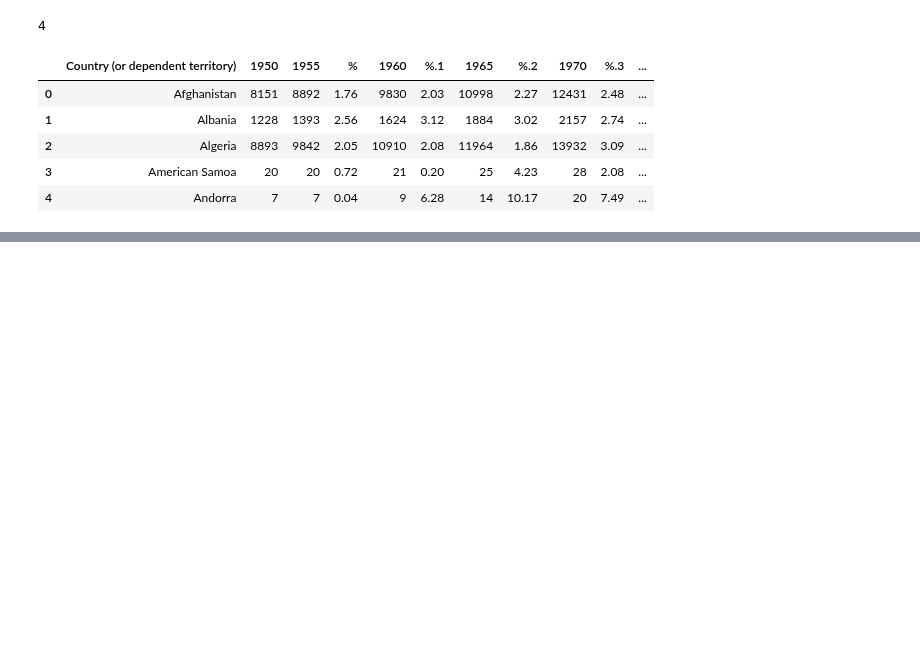
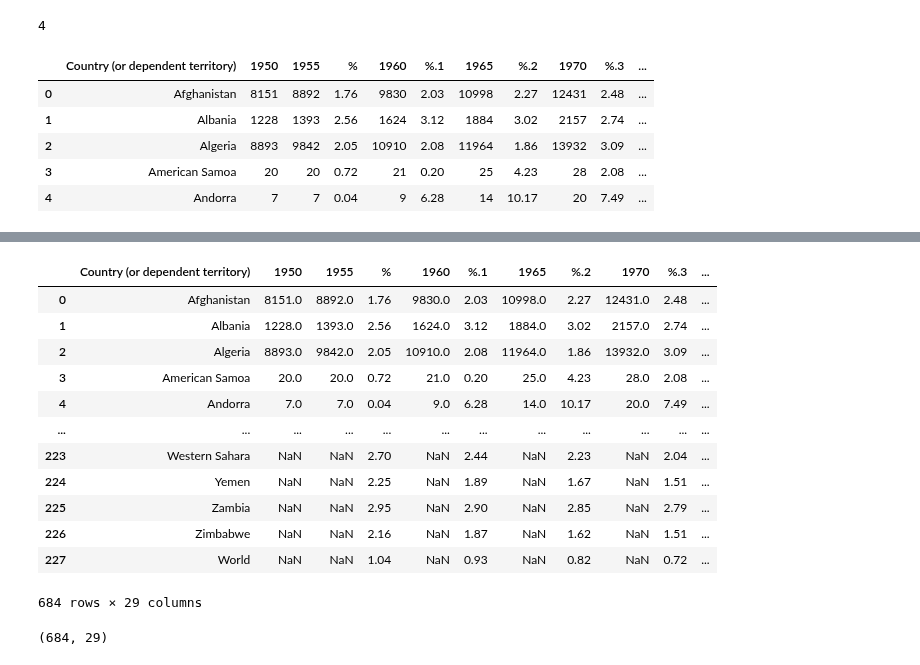
Before and after one commit to Prakhar-Saxena/CollegeAssignments, a Jupyter notebook: INFO212/assn3/INFO212-Assignment3.ipynb, the cells around one changed output, grey strips where cells are left out. Drawn from its saved outputs; the diff is of its cells as text; code cells hidden in the pictures; blank space fills up the shorter version.

```diff
--- a/INFO212/assn3/INFO212-Assignment3.ipynb
+++ b/INFO212/assn3/INFO212-Assignment3.ipynb
@@ -104,0 +142,21 @@ wiki[0].head()
+# %%
+all = wiki[0].append(wiki[1]).append(wiki[2])
+all
+# %% [output]
+|  | Country (or dependent territory) | 1950 | 1955 | % | 1960 | %.1 | 1965 | %.2 | 1970 | %.3 | ... |
+| 0 | Afghanistan | 8151.0 | 8892.0 | 1.76 | 9830.0 | 2.03 | 10998.0 | 2.27 | 12431.0 | 2.48 | ... |
+| 1 | Albania | 1228.0 | 1393.0 | 2.56 | 1624.0 | 3.12 | 1884.0 | 3.02 | 2157.0 | 2.74 | ... |
+| 2 | Algeria | 8893.0 | 9842.0 | 2.05 | 10910.0 | 2.08 | 11964.0 | 1.86 | 13932.0 | 3.09 | ... |
+| 3 | American Samoa | 20.0 | 20.0 | 0.72 | 21.0 | 0.20 | 25.0 | 4.23 | 28.0 | 2.08 | ... |
+| 4 | Andorra | 7.0 | 7.0 | 0.04 | 9.0 | 6.28 | 14.0 | 10.17 | 20.0 | 7.49 | ... |
+| ... | ... | ... | ... | ... | ... | ... | ... | ... | ... | ... | ... |
+| 223 | Western Sahara | NaN | NaN | 2.70 | NaN | 2.44 | NaN | 2.23 | NaN | 2.04 | ... |
+| 224 | Yemen | NaN | NaN | 2.25 | NaN | 1.89 | NaN | 1.67 | NaN | 1.51 | ... |
+| 225 | Zambia | NaN | NaN | 2.95 | NaN | 2.90 | NaN | 2.85 | NaN | 2.79 | ... |
+| 226 | Zimbabwe | NaN | NaN | 2.16 | NaN | 1.87 | NaN | 1.62 | NaN | 1.51 | ... |
+| 227 | World | NaN | NaN | 1.04 | NaN | 0.93 | NaN | 0.82 | NaN | 0.72 | ... |
+684 rows × 29 columns
+# %%
+all.shape
+# %% [output]
+(684, 29)
```
Also changed, not shown: parts of 9 cells of this notebook.
